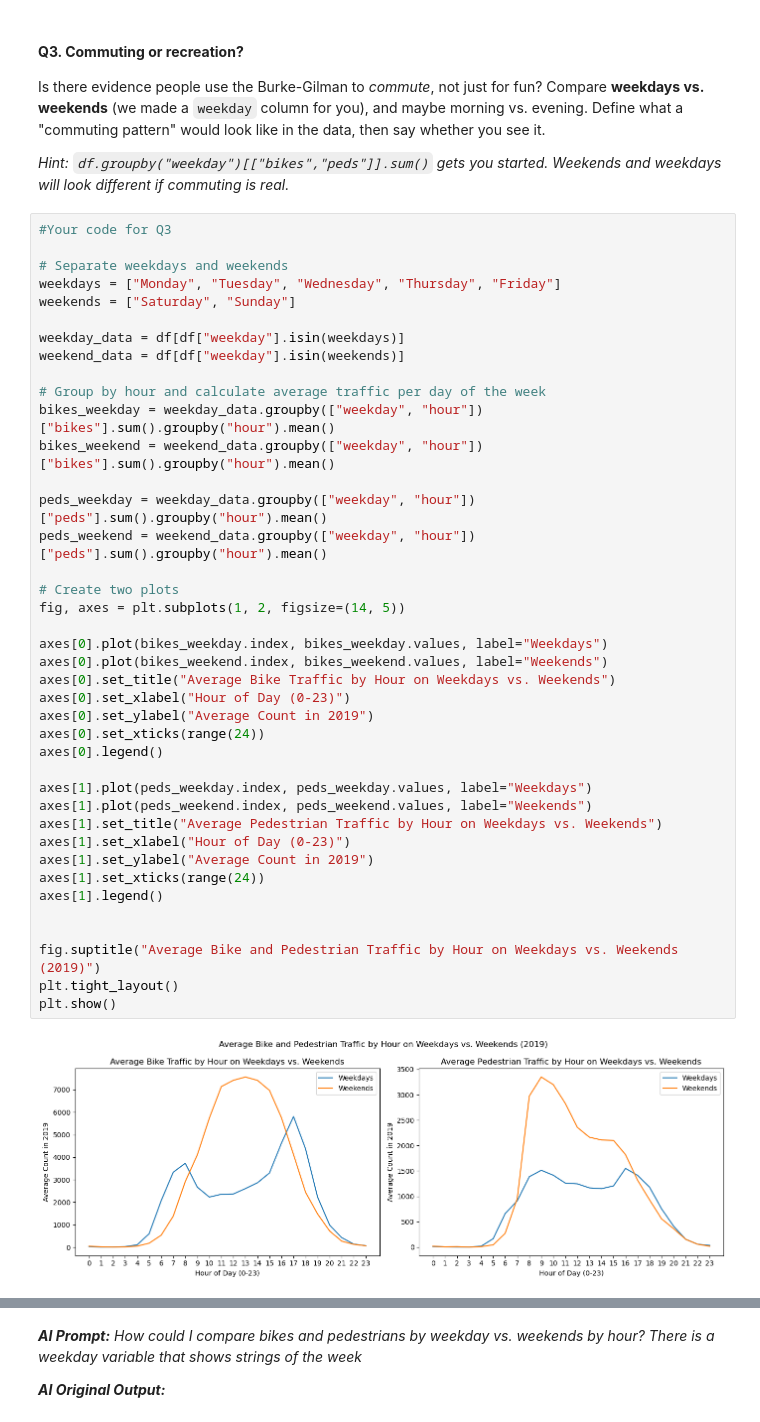
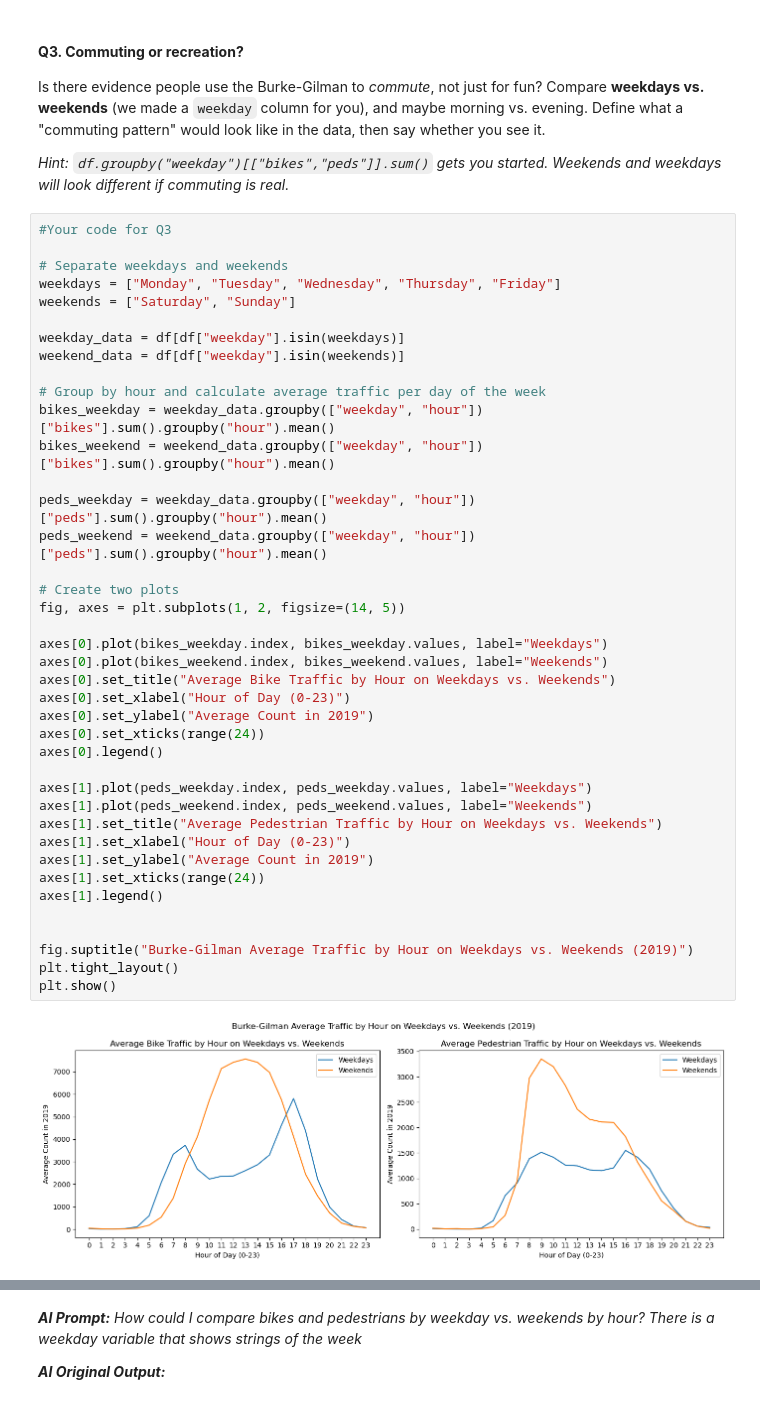
Before and after one commit to yureixas/hcde-410, a Jupyter notebook: A1/A1.ipynb, the cells around one changed output, grey strips where cells are left out. Saved outputs shown, nothing was run; the diff lists cells and outputs as text.

```diff
--- a/A1/A1.ipynb
+++ b/A1/A1.ipynb
@@ -299,35 +287,35 @@ weekend_data = df[df["weekday"].isin(weekends)]
 # Group by hour and calculate average traffic per day of the week
 bikes_weekday = weekday_data.groupby(["weekday", "hour"])["bikes"].sum().groupby("hour").mean()
 bikes_weekend = weekend_data.groupby(["weekday", "hour"])["bikes"].sum().groupby("hour").mean()
 
 peds_weekday = weekday_data.groupby(["weekday", "hour"])["peds"].sum().groupby("hour").mean()
 peds_weekend = weekend_data.groupby(["weekday", "hour"])["peds"].sum().groupby("hour").mean()
 
 # Create two plots
 fig, axes = plt.subplots(1, 2, figsize=(14, 5))
 
 axes[0].plot(bikes_weekday.index, bikes_weekday.values, label="Weekdays")
 axes[0].plot(bikes_weekend.index, bikes_weekend.values, label="Weekends")
 axes[0].set_title("Average Bike Traffic by Hour on Weekdays vs. Weekends")
 axes[0].set_xlabel("Hour of Day (0-23)")
 axes[0].set_ylabel("Average Count in 2019")
 axes[0].set_xticks(range(24))
 axes[0].legend()
 
 axes[1].plot(peds_weekday.index, peds_weekday.values, label="Weekdays")
 axes[1].plot(peds_weekend.index, peds_weekend.values, label="Weekends")
 axes[1].set_title("Average Pedestrian Traffic by Hour on Weekdays vs. Weekends")
 axes[1].set_xlabel("Hour of Day (0-23)")
 axes[1].set_ylabel("Average Count in 2019")
 axes[1].set_xticks(range(24))
 axes[1].legend()
 
 
-fig.suptitle("Average Bike and Pedestrian Traffic by Hour on Weekdays vs. Weekends (2019)")
+fig.suptitle("Burke-Gilman Average Traffic by Hour on Weekdays vs. Weekends (2019)")
 plt.tight_layout()
 plt.show()
 # %% [output]
-[figure, old version]
+[figure, new version]
 # %% [markdown]
 **Your Q3 answer:**
 
```
Also changed, not shown: parts of 16 cells of this notebook, 1 other file.
